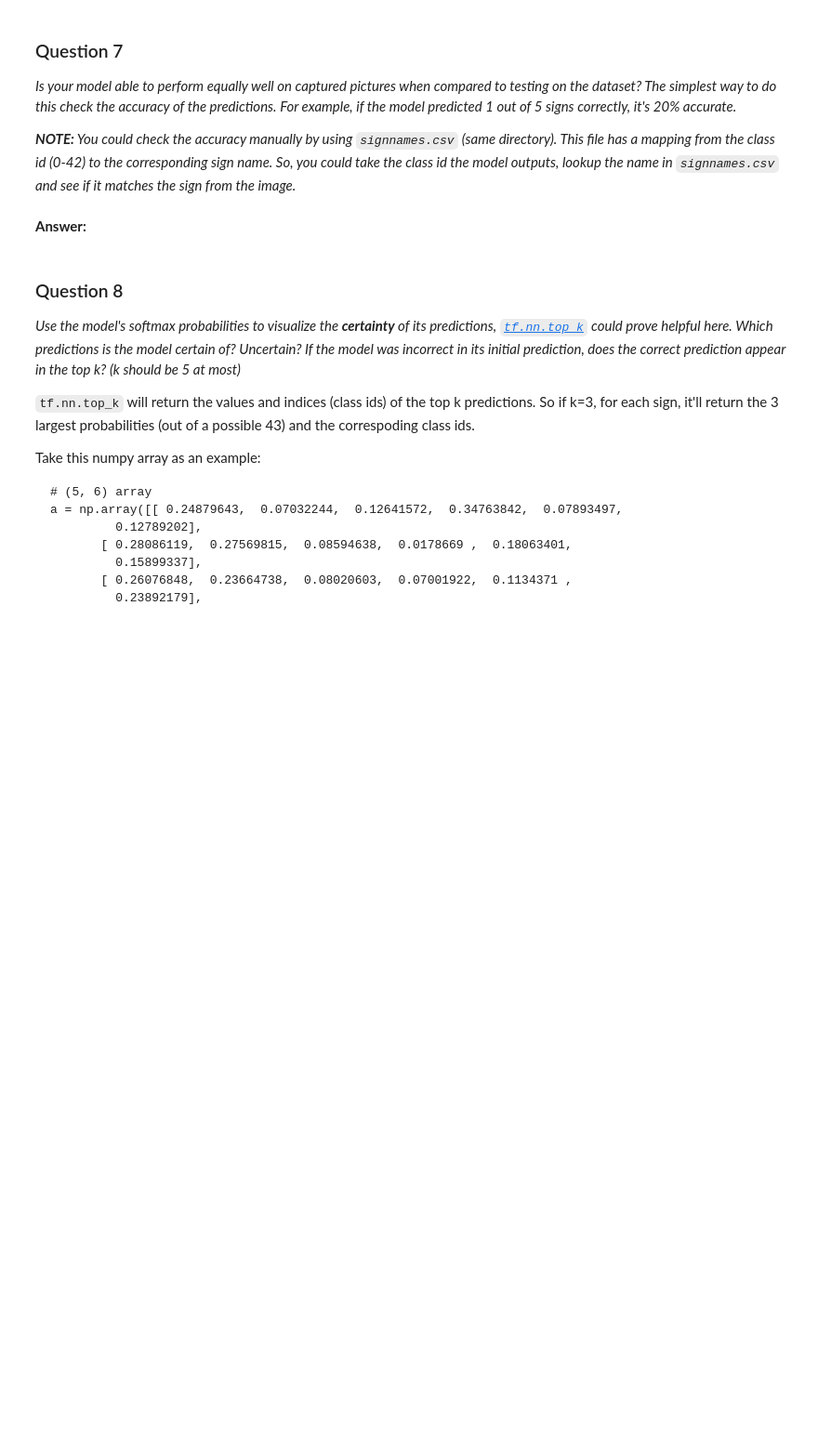
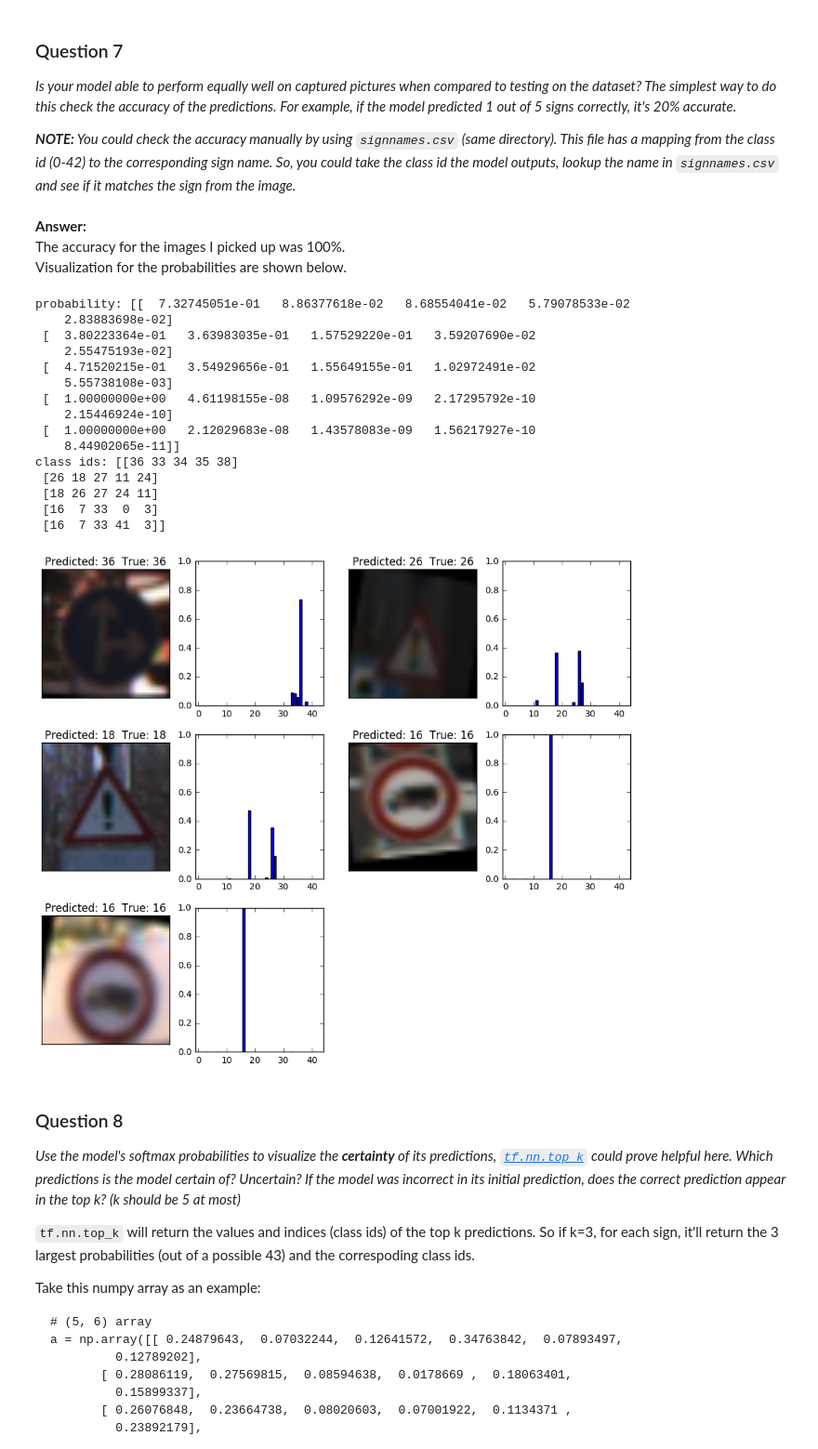
Before and after one commit to h-shib/CarND-Traffic-Sign-P2, a Jupyter notebook: Traffic_Sign_Classifier.ipynb, the cells around one changed output. Shown at 93% size. Saved outputs shown, nothing was run; the diff lists cells and outputs as text; code cells hidden in the pictures; blank space fills up the shorter version.

```diff
--- a/Traffic_Sign_Classifier.ipynb
+++ b/Traffic_Sign_Classifier.ipynb
@@ -413,5 +455,3 @@ _Choose five candidate images of traffic signs and provide them in the report. A
 _Is your model able to perform equally well on captured pictures when compared to testing on the dataset? The simplest way to do this check the accuracy of the predictions. For example, if the model predicted 1 out of 5 signs correctly, it's 20% accurate._
 
 _**NOTE:** You could check the accuracy manually by using `signnames.csv` (same directory). This file has a mapping from the class id (0-42) to the corresponding sign name. So, you could take the class id the model outputs, lookup the name in `signnames.csv` and see if it matches the sign from the image._
-# %% [markdown]
-**Answer:**
@@ -421,3 +458,52 @@ _**NOTE:** You could check the accuracy manually by using `signnames.csv` (same
+# %% [markdown]
+**Answer:**
+The accuracy for the images I picked up was 100%.
+Visualization for the probabilities are shown below.
+# %%
+### Visualize the softmax probabilities here.
+### Feel free to use as many code cells as needed.
+
+with tf.Session() as sess:
+    loader = tf.train.import_meta_graph('lenet.meta')
+    loader.restore(sess, tf.train.latest_checkpoint('./'))
+
+    softmax_predictions = tf.nn.softmax(outputs)
+    top_k_list = tf.nn.top_k(softmax_predictions, k=5, sorted=True, name=None)
+    probs, clsids = sess.run(top_k_list, feed_dict={x: test_images, keep_prob: 1.0})
+
+    print("probability:", probs)
+    print("class ids:", clsids)
+
+    fig = plt.figure(figsize=(12,10))
+    i = 0
+    for (image, label, prob, clsid) in zip(test_images, test_labels, probs, clsids):
+        subplot = fig.add_subplot(3, 4, i*2+1)
+        subplot.set_xticks([])
+        subplot.set_yticks([])
+        subplot.set_title("Predicted: {}  True: {}".format(clsids[i][0], test_labels[i]))
+        subplot.imshow(image)
+        subplot = fig.add_subplot(3, 4, i*2+2)
+        subplot.set_xlim(-1, 44)
+        subplot.set_ylim(0,1)
+        subplot.bar(clsid, prob, align='center')
+        i += 1
+# %% [output]
+probability: [[  7.32745051e-01   8.86377618e-02   8.68554041e-02   5.79078533e-02
+    2.83883698e-02]
+ [  3.80223364e-01   3.63983035e-01   1.57529220e-01   3.59207690e-02
+    2.55475193e-02]
+ [  4.71520215e-01   3.54929656e-01   1.55649155e-01   1.02972491e-02
+    5.55738108e-03]
+ [  1.00000000e+00   4.61198155e-08   1.09576292e-09   2.17295792e-10
+    2.15446924e-10]
+ [  1.00000000e+00   2.12029683e-08   1.43578083e-09   1.56217927e-10
+    8.44902065e-11]]
+class ids: [[36 33 34 35 38]
+ [26 18 27 11 24]
+ [18 26 27 24 11]
+ [16  7 33  0  3]
+ [16  7 33 41  3]]
+[figure, added]
 # %% [markdown]
 ### Question 8
 
```
Also changed, not shown: parts of 19 cells of this notebook.
